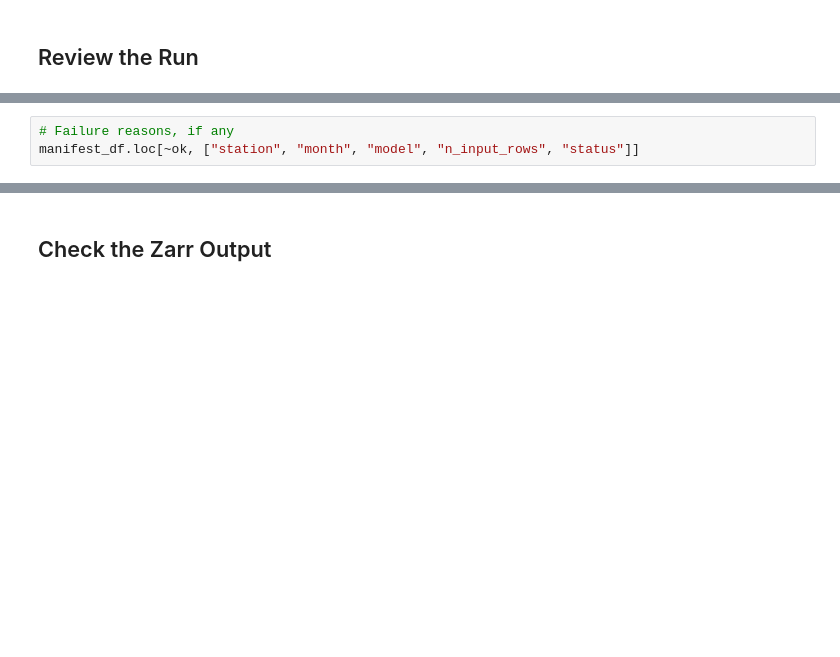
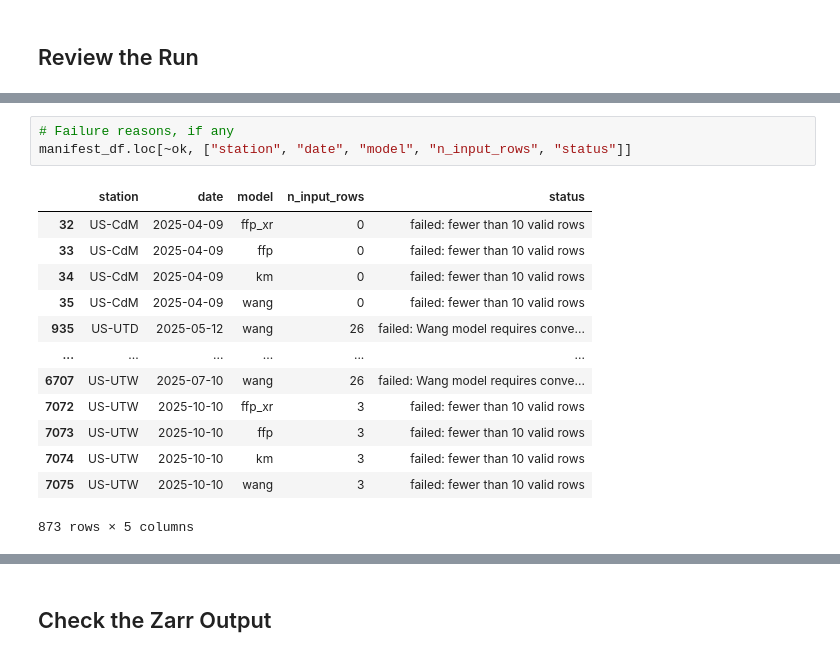
Before and after one commit to inkenbrandt/footprints, a Jupyter notebook: docs/notebooks/footprint_multistation_zarr.ipynb, the cells around one changed output, grey strips where cells are left out. Cells and saved outputs as stored; diff of their text form; blank space fills up the shorter version.

```diff
--- a/docs/notebooks/footprint_multistation_zarr.ipynb
+++ b/docs/notebooks/footprint_multistation_zarr.ipynb
@@ -408,4 +487,18 @@ manifest_df.pivot_table(index=["station", "month"], columns="model", values="sta
 # %%
 # Failure reasons, if any
-manifest_df.loc[~ok, ["station", "month", "model", "n_input_rows", "status"]]
+manifest_df.loc[~ok, ["station", "date", "model", "n_input_rows", "status"]]
+# %% [output]
+|  | station | date | model | n_input_rows | status |
+| 32 | US-CdM | 2025-04-09 | ffp_xr | 0 | failed: fewer than 10 valid rows |
+| 33 | US-CdM | 2025-04-09 | ffp | 0 | failed: fewer than 10 valid rows |
+| 34 | US-CdM | 2025-04-09 | km | 0 | failed: fewer than 10 valid rows |
+| 35 | US-CdM | 2025-04-09 | wang | 0 | failed: fewer than 10 valid rows |
+| 935 | US-UTD | 2025-05-12 | wang | 26 | failed: Wang model requires conve... |
+| ... | ... | ... | ... | ... | ... |
+| 6707 | US-UTW | 2025-07-10 | wang | 26 | failed: Wang model requires conve... |
+| 7072 | US-UTW | 2025-10-10 | ffp_xr | 3 | failed: fewer than 10 valid rows |
+| 7073 | US-UTW | 2025-10-10 | ffp | 3 | failed: fewer than 10 valid rows |
+| 7074 | US-UTW | 2025-10-10 | km | 3 | failed: fewer than 10 valid rows |
+| 7075 | US-UTW | 2025-10-10 | wang | 3 | failed: fewer than 10 valid rows |
+873 rows × 5 columns
 # %%
```
Also changed, not shown: parts of 14 cells of this notebook.
